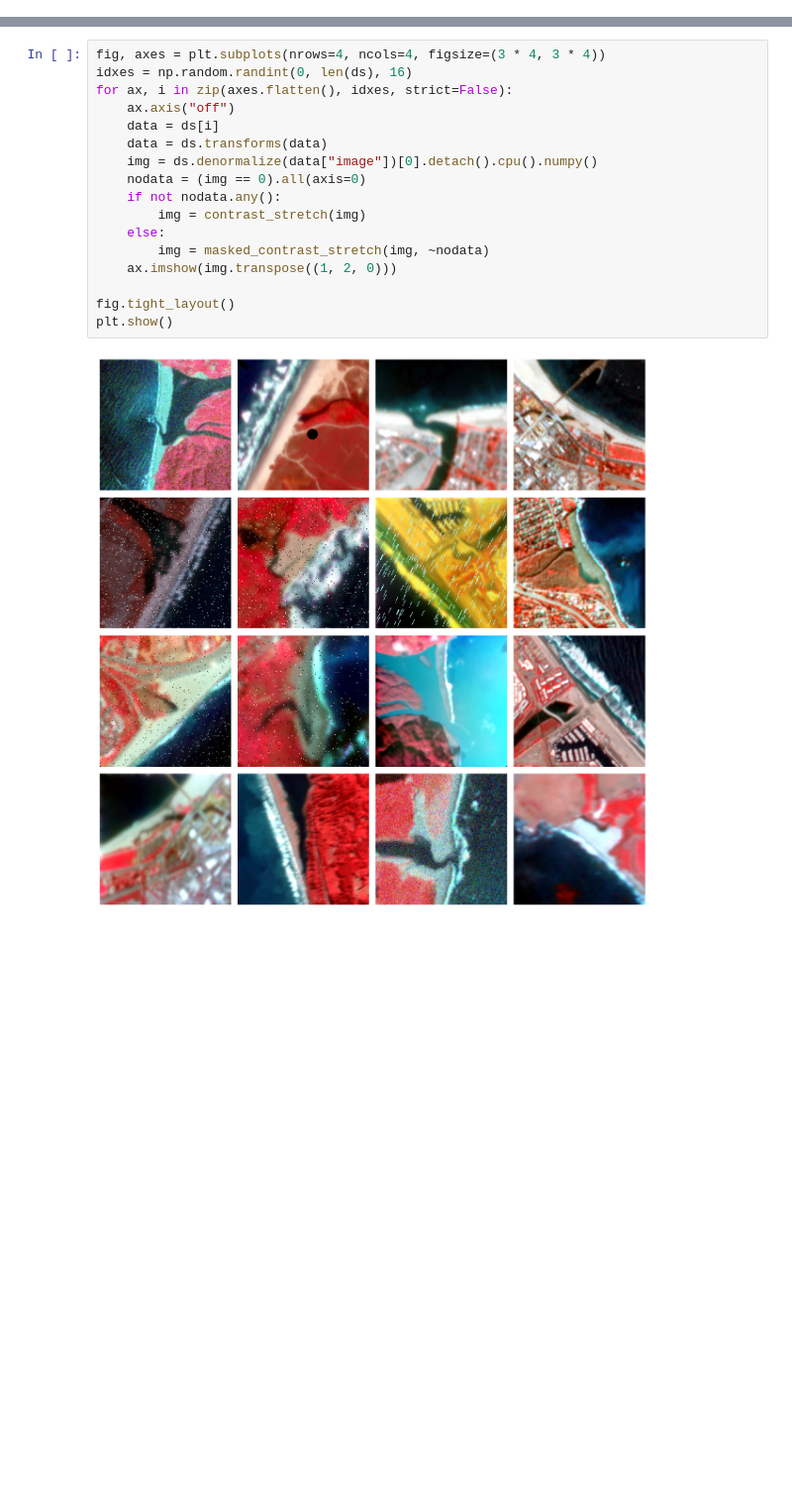
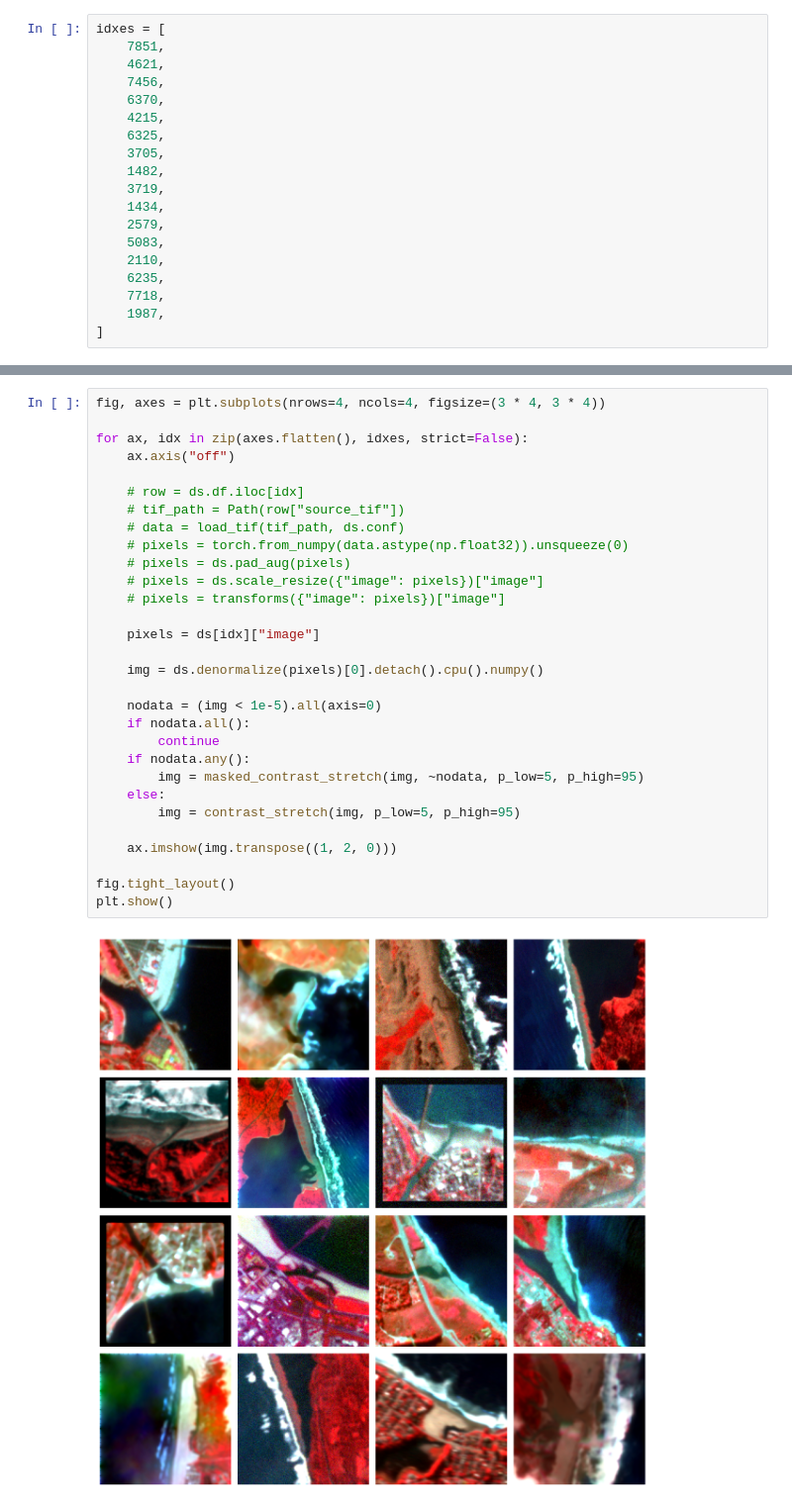
Before and after one commit to kyle-dorman/estuary, a Jupyter notebook: notebooks/augmentations.ipynb, the cells around one changed output, grey strips where cells are left out. Shown at 99% size. Drawn from its saved outputs; the diff is of its cells as text; blank space fills up the shorter version.

```diff
--- a/notebooks/augmentations.ipynb
+++ b/notebooks/augmentations.ipynb
@@ -35,2 +38,21 @@ Some label classes will be ignored {'unsure'}
+# %%
+idxes = [
+    7851,
+    4621,
+    7456,
+    6370,
+    4215,
+    6325,
+    3705,
+    1482,
+    3719,
+    1434,
+    2579,
+    5083,
+    2110,
+    6235,
+    7718,
+    1987,
+]
 # %%
 augs = []
@@ -57,20 +67,33 @@ augs += [
 transforms = K.AugmentationSequential(*augs, data_keys=None)
 # %%
 fig, axes = plt.subplots(nrows=4, ncols=4, figsize=(3 * 4, 3 * 4))
-idxes = np.random.randint(0, len(ds), 16)
-for ax, i in zip(axes.flatten(), idxes, strict=False):
+
+for ax, idx in zip(axes.flatten(), idxes, strict=False):
     ax.axis("off")
-    data = ds[i]
-    data = ds.transforms(data)
-    img = ds.denormalize(data["image"])[0].detach().cpu().numpy()
-    nodata = (img == 0).all(axis=0)
-    if not nodata.any():
-        img = contrast_stretch(img)
+
+    # row = ds.df.iloc[idx]
+    # tif_path = Path(row["source_tif"])
+    # data = load_tif(tif_path, ds.conf)
+    # pixels = torch.from_numpy(data.astype(np.float32)).unsqueeze(0)
+    # pixels = ds.pad_aug(pixels)
+    # pixels = ds.scale_resize({"image": pixels})["image"]
+    # pixels = transforms({"image": pixels})["image"]
+
+    pixels = ds[idx]["image"]
+
+    img = ds.denormalize(pixels)[0].detach().cpu().numpy()
+
+    nodata = (img < 1e-5).all(axis=0)
+    if nodata.all():
+        continue
+    if nodata.any():
+        img = masked_contrast_stretch(img, ~nodata, p_low=5, p_high=95)
     else:
-        img = masked_contrast_stretch(img, ~nodata)
+        img = contrast_stretch(img, p_low=5, p_high=95)
+
     ax.imshow(img.transpose((1, 2, 0)))
 
 fig.tight_layout()
 plt.show()
 # %% [output]
-[figure, old version]
+[figure, new version]
```
Also changed, not shown: parts of 5 cells of this notebook, 21 other files.
